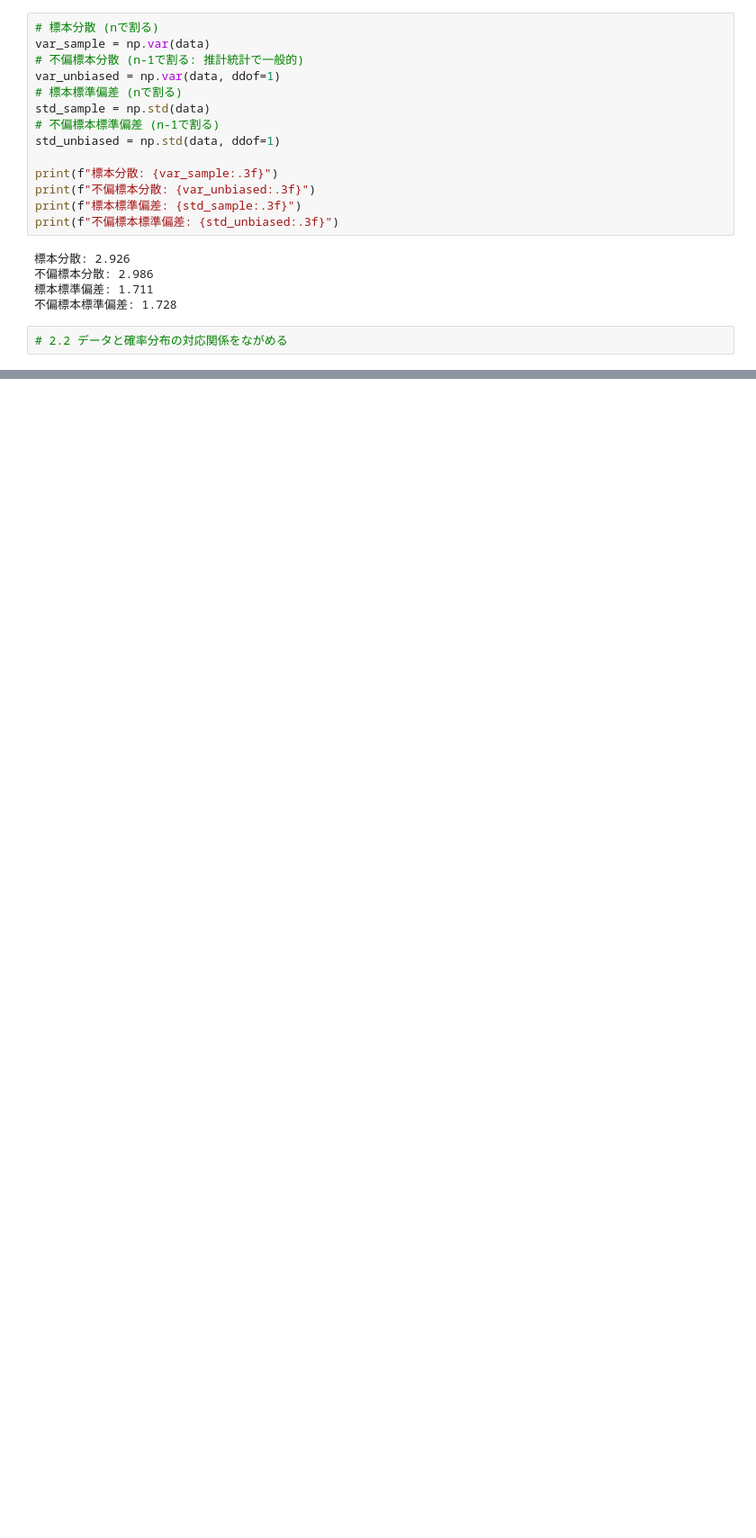
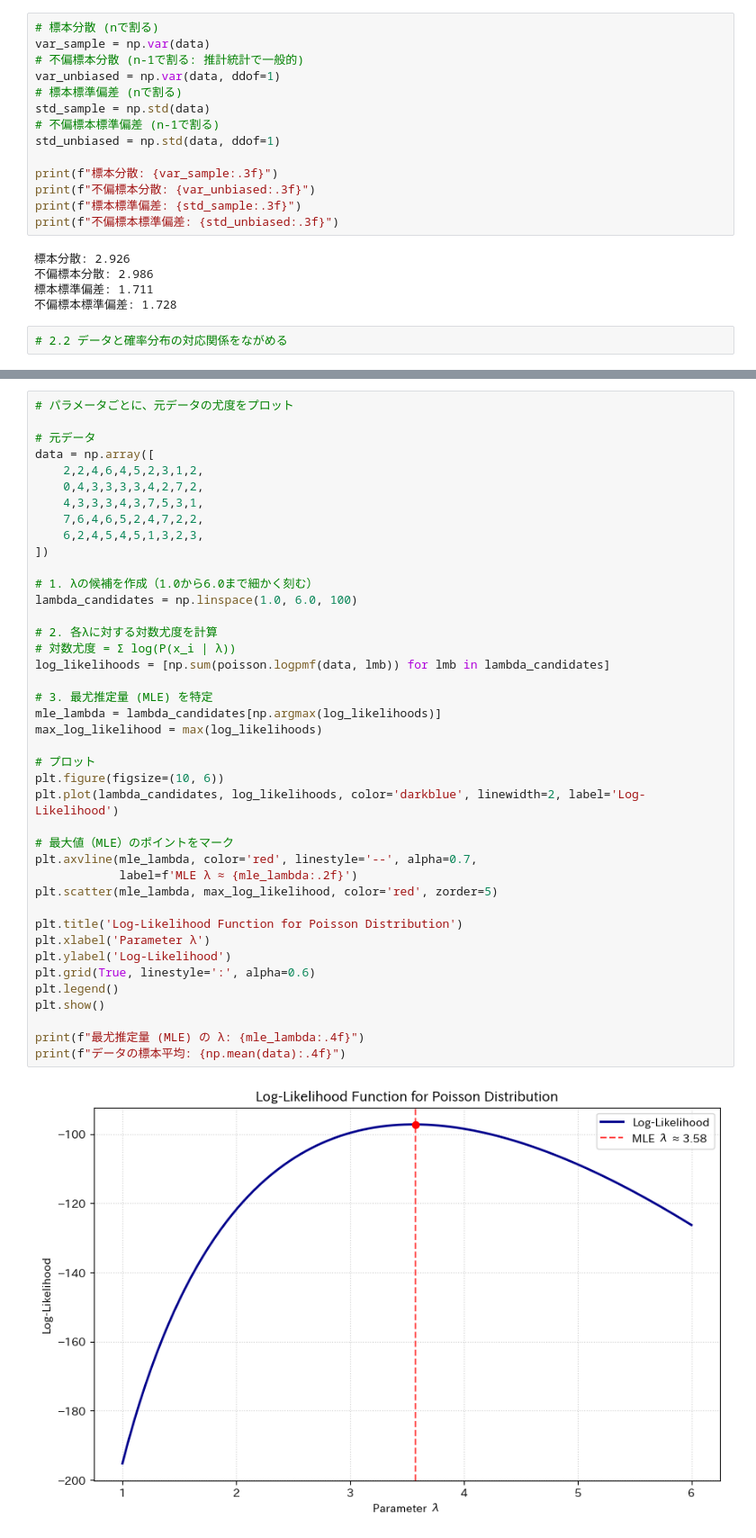
Before and after one commit to morison28/ds_asset, a Jupyter notebook: B01/ch02.ipynb, the cells around one changed output, grey strips where cells are left out. Shown at 90% size. Drawn from its saved outputs; the diff is of its cells as text; blank space fills up the shorter version.

```diff
--- a/B01/ch02.ipynb
+++ b/B01/ch02.ipynb
@@ -110,0 +149,43 @@ plt.show()
+# %%
+# パラメータごとに、元データの尤度をプロット
+
+# 元データ
+data = np.array([
+    2,2,4,6,4,5,2,3,1,2,
+    0,4,3,3,3,3,4,2,7,2,
+    4,3,3,3,4,3,7,5,3,1,
+    7,6,4,6,5,2,4,7,2,2,
+    6,2,4,5,4,5,1,3,2,3,
+])
+
+# 1. λの候補を作成（1.0から6.0まで細かく刻む）
+lambda_candidates = np.linspace(1.0, 6.0, 100)
+
+# 2. 各λに対する対数尤度を計算
+# 対数尤度 = Σ log(P(x_i | λ))
+log_likelihoods = [np.sum(poisson.logpmf(data, lmb)) for lmb in lambda_candidates]
+
+# 3. 最尤推定量 (MLE) を特定
+mle_lambda = lambda_candidates[np.argmax(log_likelihoods)]
+max_log_likelihood = max(log_likelihoods)
+
+# プロット
+plt.figure(figsize=(10, 6))
+plt.plot(lambda_candidates, log_likelihoods, color='darkblue', linewidth=2, label='Log-Likelihood')
+
+# 最大値（MLE）のポイントをマーク
+plt.axvline(mle_lambda, color='red', linestyle='--', alpha=0.7,
+            label=f'MLE λ ≈ {mle_lambda:.2f}')
+plt.scatter(mle_lambda, max_log_likelihood, color='red', zorder=5)
+
+plt.title('Log-Likelihood Function for Poisson Distribution')
+plt.xlabel('Parameter λ')
+plt.ylabel('Log-Likelihood')
+plt.grid(True, linestyle=':', alpha=0.6)
+plt.legend()
+plt.show()
+
+print(f"最尤推定量 (MLE) の λ: {mle_lambda:.4f}")
+print(f"データの標本平均: {np.mean(data):.4f}")
+# %% [output]
+[figure, added]
```
Also changed, not shown: parts of 12 cells of this notebook.
